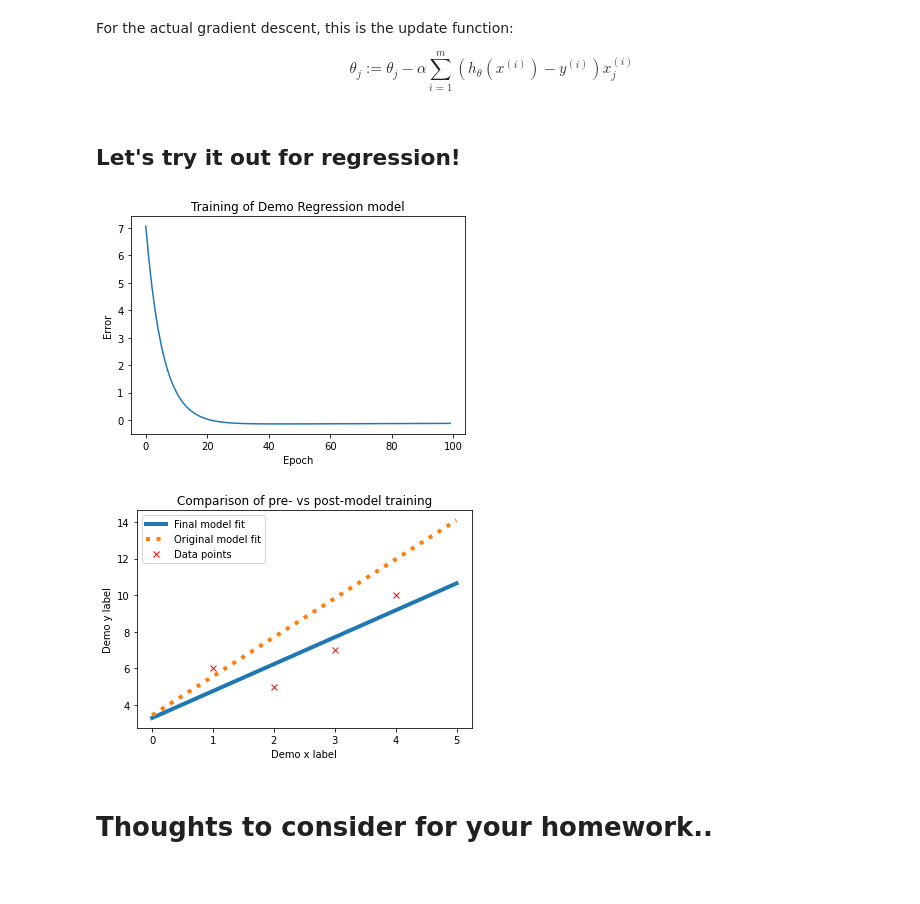
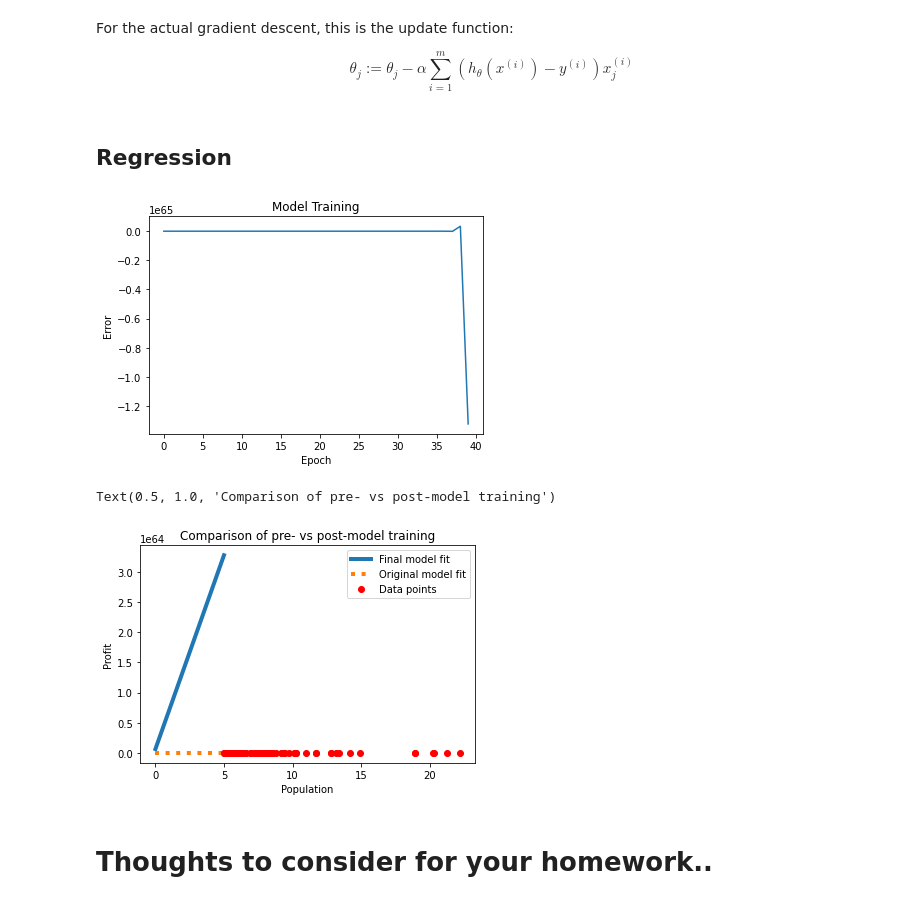
Before and after one commit to gentryae/ML_classwork, a Jupyter notebook: A8_pt1.ipynb, the cells around one changed output. Saved outputs shown, nothing was run; the diff lists cells and outputs as text; code cells hidden in the pictures.

```diff
--- a/A8_pt1.ipynb
+++ b/A8_pt1.ipynb
@@ -34,9 +48,9 @@ Let's write this...
 # %%
 # make up some initial thetas
-theta_0 = 0.22
-theta_1 = 0.86
+theta_0 = 0.2
+theta_1 = 0.8
 # %%
 # get example 0
-x1, y = demo_regr_data[0]
+x1, y = data[0]
 x1, y
 # %% [output]
@@ -75,6 +98,6 @@ Keeping in mind:
 * _i_ denotes a particular training example
 # %%
 # new parameter - learning rate
-alpha = 5e-3
+alpha = 5e-2
 alpha
 # %% [output]
@@ -158,8 +181,8 @@ def gradient_descent(training_data, thetas, alpha=5e-3):
     thetas[1] = theta_1 - alpha * overall_gradients[1]
 
     return thetas, total_error
-# %% [markdown]
-## Let's try it out for regression!
+# %% [markdown]
+## Regression
 # %%
 # set initial parameters
 thetas = [3.44, 2.13]
@@ -167,22 +190,22 @@ old_thetas = thetas.copy()
 alpha = 5e-3
 
 # prepare training
-total_epochs = 100
+total_epochs = 40
 error_traj = [0] * total_epochs
 
 # perform training
 for epoch in range(total_epochs):
-    thetas, epoch_error = gradient_descent(demo_regr_data, thetas, alpha)
+    thetas, epoch_error = gradient_descent(data, thetas, alpha)
     # store a history of errors
     error_traj[epoch] = epoch_error
 # %%
 # Let's do an exploratory plot
 plt.plot(error_traj)
 plt.xlabel('Epoch')
 plt.ylabel('Error')
-plt.title('Training of Demo Regression model');
+plt.title('Model Training');
 # %% [output]
-[figure, old version]
+[figure, new version]
 # %%
 # Let's look at the actual least squares
 lin_pts = np.linspace(0, 5, 25) # gives you 25 values between [0, 5]
@@ -196,13 +219,14 @@ plt.plot(lin_pts, orig_mdl_pts, ':', linewidth=4, label='Original model fit')
 plt.legend()
 
 # Let's plot the original points
-plt.plot(demo_regr_data[:,0], demo_regr_data[:,1], 'ro', label='Data points') # 'ro' for red, circle
+plt.plot(data[:,0], data[:,1], 'ro', label='Data points') # 'ro' for red, circle
 plt.legend()
-plt.xlabel('Demo x label')
-plt.ylabel('Demo y label')
+plt.xlabel('Population')
+plt.ylabel('Profit')
 plt.title('Comparison of pre- vs post-model training')
 # %% [output]
+Text(0.5, 1.0, 'Comparison of pre- vs post-model training')
-[figure, old version]
+[figure, new version]
 # %% [markdown]
 # Thoughts to consider for your homework..
 # %% [markdown]
```
Also changed, not shown: parts of 12 cells of this notebook.
